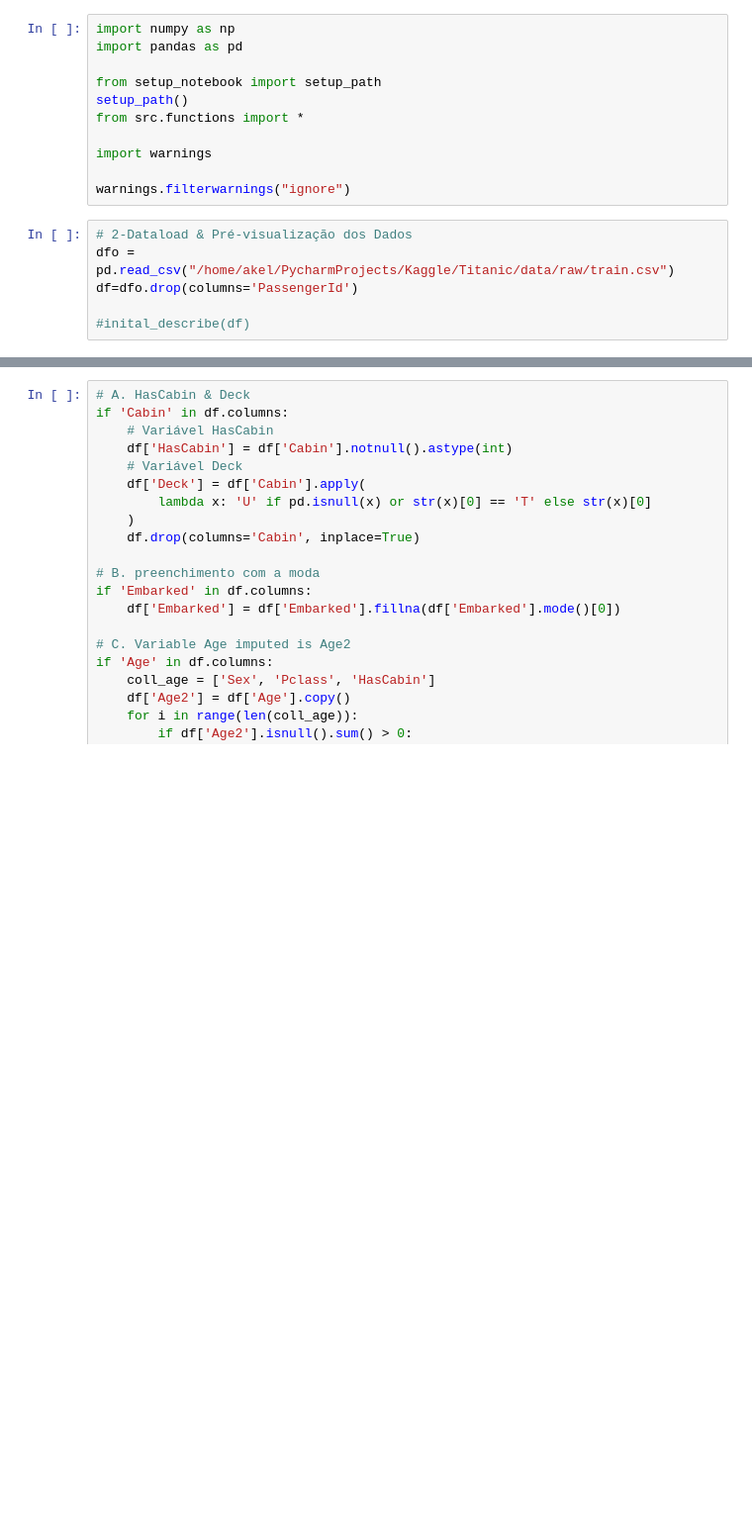
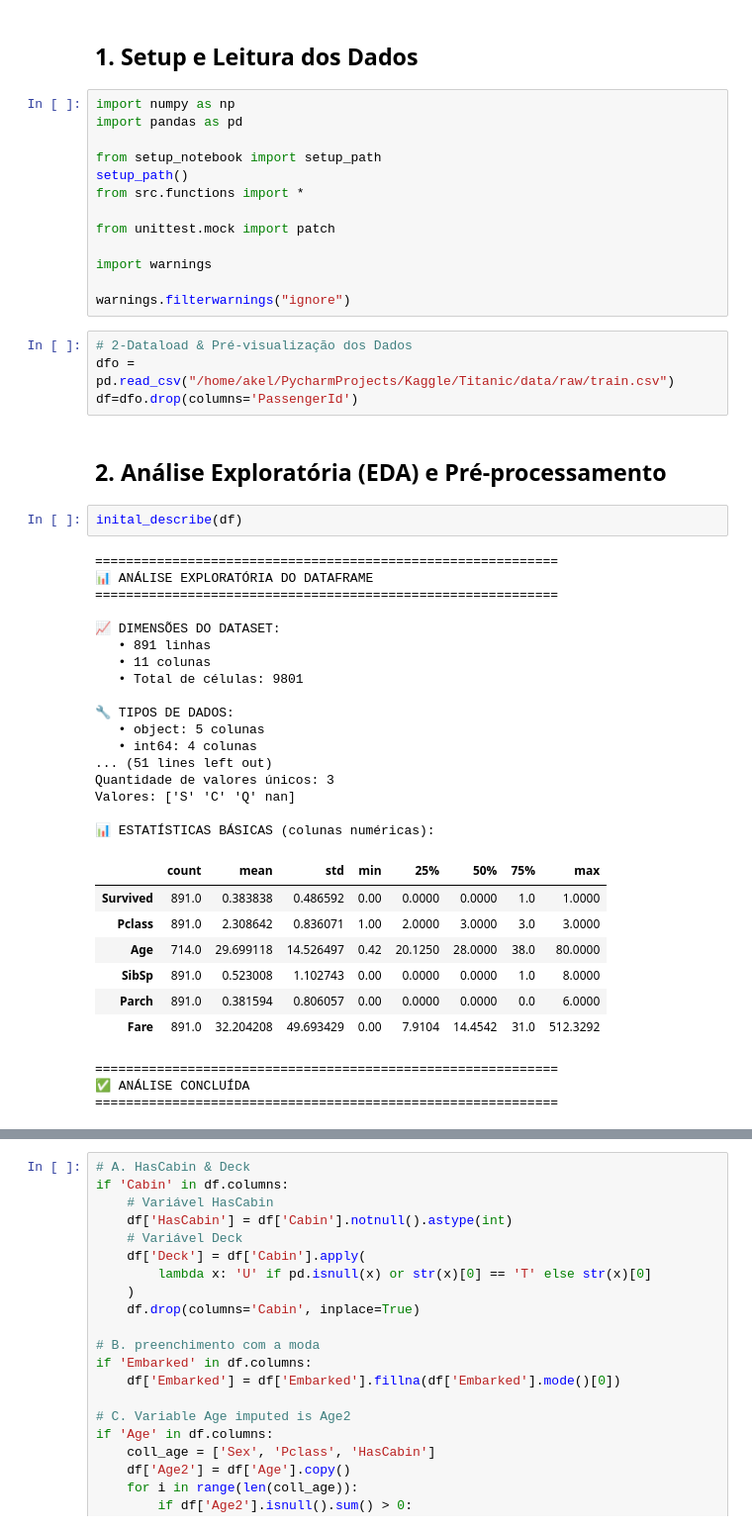
Before and after one commit to albertoakel/Kaggle, a Jupyter notebook: Titanic/notebook/albertoakel_Desafio3_i2a2.ipynb, the cells around one changed output, grey strips where cells are left out. Shown at 99% size. Cells and saved outputs as stored; diff of their text form; blank space fills up the shorter version.

```diff
--- a/Titanic/notebook/albertoakel_Desafio3_i2a2.ipynb
+++ b/Titanic/notebook/albertoakel_Desafio3_i2a2.ipynb
@@ -27,3 +33,5 @@ O desafio **Titanic – Machine Learning from Disaster**, disponibilizado pelo K
+# %% [markdown]
+## 1. Setup e Leitura dos Dados
 # %%
 import numpy as np
 import pandas as pd
@@ -32,6 +40,8 @@ from setup_notebook import setup_path
 setup_path()
 from src.functions import *
 
+from unittest.mock import patch
+
 import warnings
 
 warnings.filterwarnings("ignore")
@@ -39,6 +49,37 @@ warnings.filterwarnings("ignore")
 # 2-Dataload & Pré-visualização dos Dados
 dfo = pd.read_csv("/home/akel/PycharmProjects/Kaggle/Titanic/data/raw/train.csv")
 df=dfo.drop(columns='PassengerId')
-
-#inital_describe(df)
+# %% [markdown]
+<a id="parte-2-eda"></a>
+## 2. Análise Exploratória (EDA) e Pré-processamento
+# %%
+inital_describe(df)
+# %% [output]
+============================================================
+📊 ANÁLISE EXPLORATÓRIA DO DATAFRAME
+============================================================
+
+📈 DIMENSÕES DO DATASET:
+   • 891 linhas
+   • 11 colunas
+   • Total de células: 9801
+
+🔧 TIPOS DE DADOS:
+   • object: 5 colunas
+   • int64: 4 colunas
+... (51 lines left out)
+Quantidade de valores únicos: 3
+Valores: ['S' 'C' 'Q' nan]
+
+📊 ESTATÍSTICAS BÁSICAS (colunas numéricas):
+|  | count | mean | std | min | 25% | 50% | 75% | max |
+| Survived | 891.0 | 0.383838 | 0.486592 | 0.00 | 0.0000 | 0.0000 | 1.0 | 1.0000 |
+| Pclass | 891.0 | 2.308642 | 0.836071 | 1.00 | 2.0000 | 3.0000 | 3.0 | 3.0000 |
+| Age | 714.0 | 29.699118 | 14.526497 | 0.42 | 20.1250 | 28.0000 | 38.0 | 80.0000 |
+| SibSp | 891.0 | 0.523008 | 1.102743 | 0.00 | 0.0000 | 0.0000 | 1.0 | 8.0000 |
+| Parch | 891.0 | 0.381594 | 0.806057 | 0.00 | 0.0000 | 0.0000 | 0.0 | 6.0000 |
+| Fare | 891.0 | 32.204208 | 49.693429 | 0.00 | 7.9104 | 14.4542 | 31.0 | 512.3292 |
+============================================================
+✅ ANÁLISE CONCLUÍDA
+============================================================
 # %% [markdown]
```
Also changed, not shown: parts of 10 cells of this notebook.
